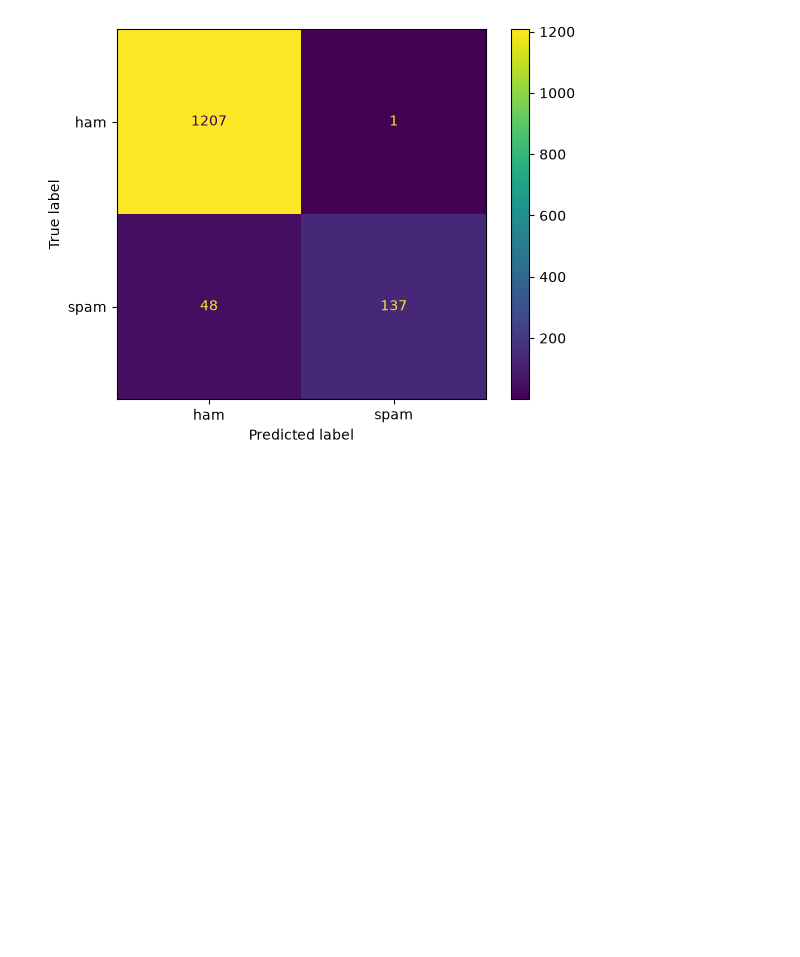
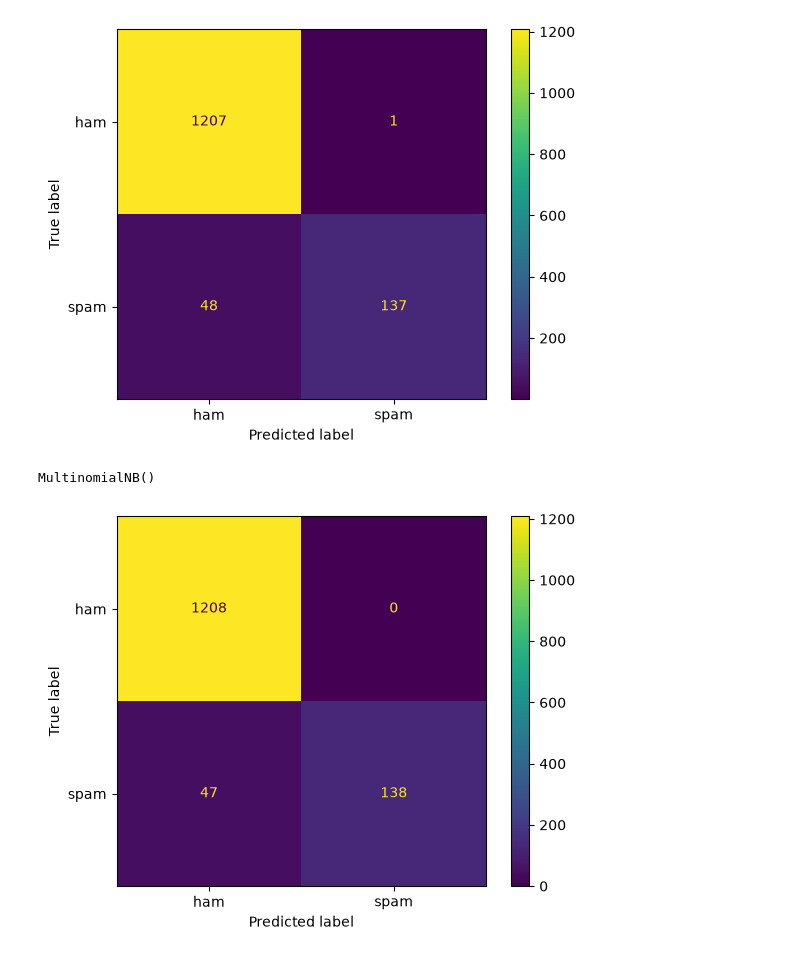
Before and after one commit to AdityaThakare72/NLP_DVVP_Ahilyanagar, a Jupyter notebook: Group_B/B1_NB_LOG_SMSSpam.ipynb, the cells around one changed output. Cells and saved outputs as stored; diff of their text form; code cells hidden in the pictures; blank space fills up the shorter version.

```diff
--- a/Group_B/B1_NB_LOG_SMSSpam.ipynb
+++ b/Group_B/B1_NB_LOG_SMSSpam.ipynb
@@ -314,0 +319,12 @@ ConfusionMatrixDisplay.from_predictions(y_test, y_pred);
+# %%
+nb = MultinomialNB()
+# %%
+nb.fit(x_train, y_train)
+# %% [output]
+MultinomialNB()
+# %%
+y_pred_nb = nb.predict(x_test)
+# %%
+ConfusionMatrixDisplay.from_predictions(y_test, y_pred_nb);
+# %% [output]
+[figure, added]
```
Also changed, not shown: parts of 2 cells of this notebook, 1 other file.
